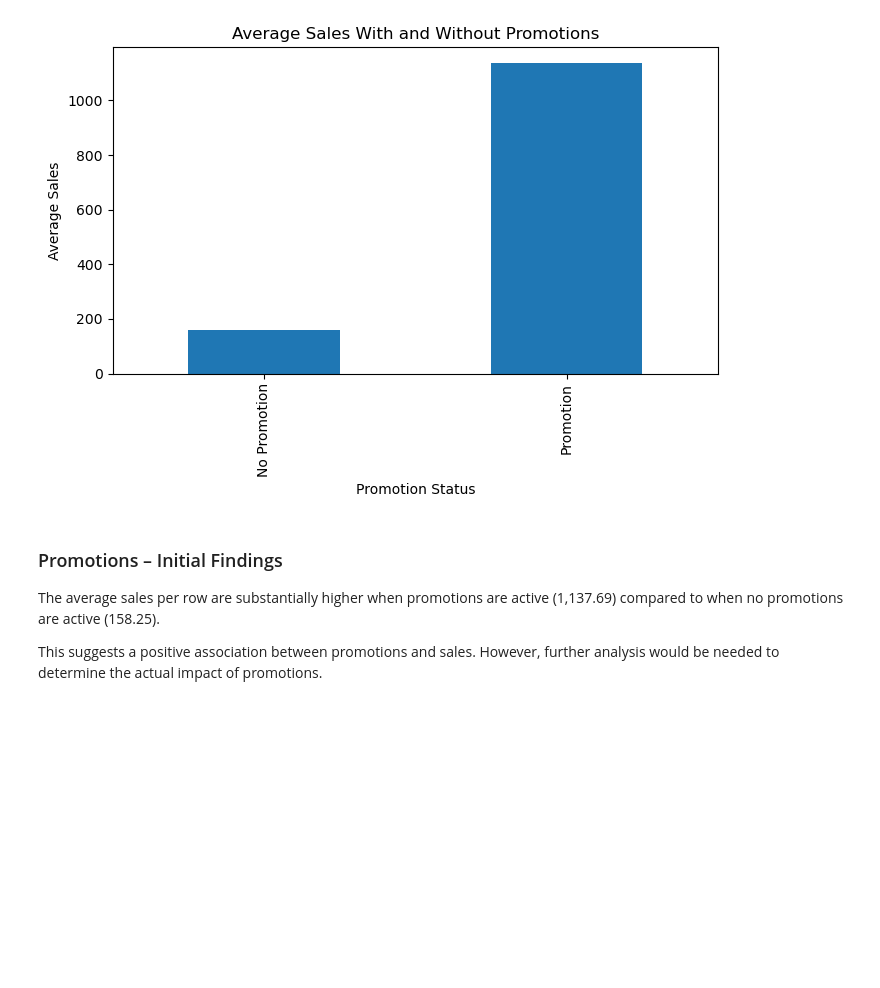
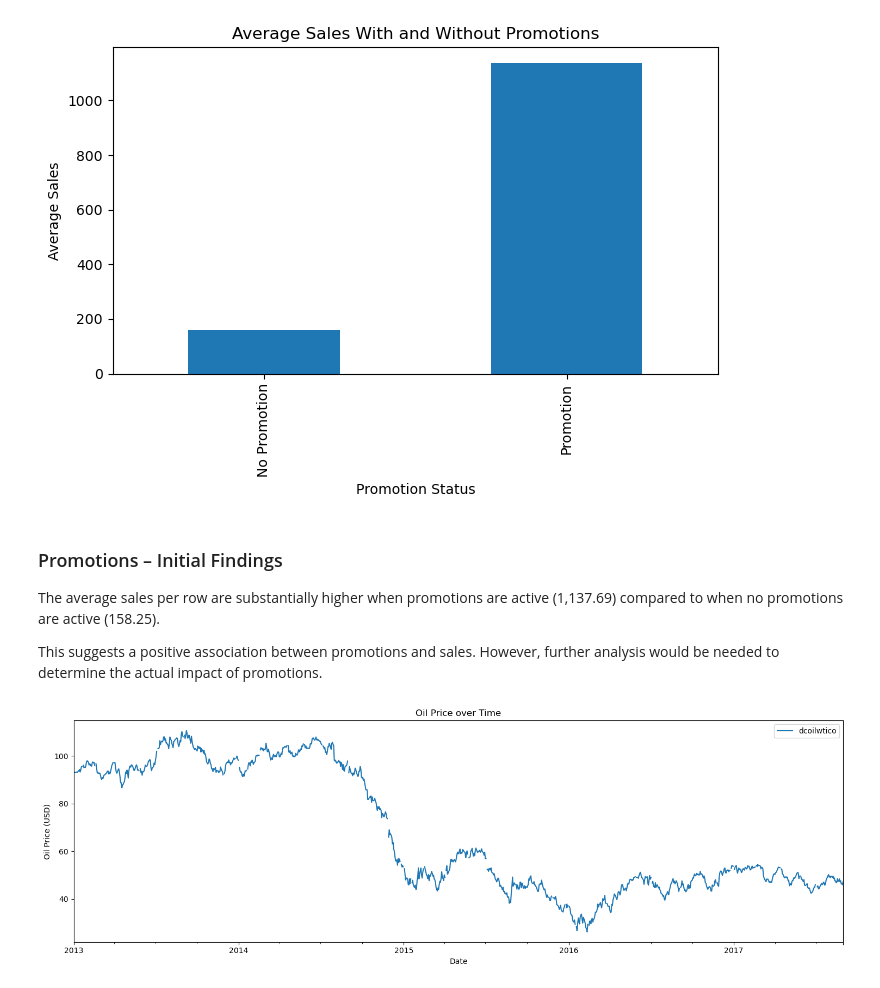
Before and after one commit to clia7/Data_Analytics_Journey, a Jupyter notebook: 06_Store_Sales_Case_Study/notebooks/01_Store_Sales_EDA.ipynb, the cells around one changed output. Saved outputs shown, nothing was run; the diff lists cells and outputs as text; code cells hidden in the pictures; blank space fills up the shorter version.

Commit message:
oil price over time

```diff
--- a/06_Store_Sales_Case_Study/notebooks/01_Store_Sales_EDA.ipynb
+++ b/06_Store_Sales_Case_Study/notebooks/01_Store_Sales_EDA.ipynb
@@ -775,3 +775,16 @@ plt.show()
 The average sales per row are substantially higher when promotions are active (1,137.69) compared to when no promotions are active (158.25).
 
 This suggests a positive association between promotions and sales. However, further analysis would be needed to determine the actual impact of promotions.
+# %%
+# Plot oil prices over. time
+oil = dataframes['oil']
+
+oil.plot(x='date', y='dcoilwtico', figsize=(15,5))
+
+plt.title('Oil Price over Time')
+plt.xlabel('Date')
+plt.ylabel('Oil Price (USD)')
+plt.tight_layout()
+plt.show()
+# %% [output]
+[figure, added]
```
